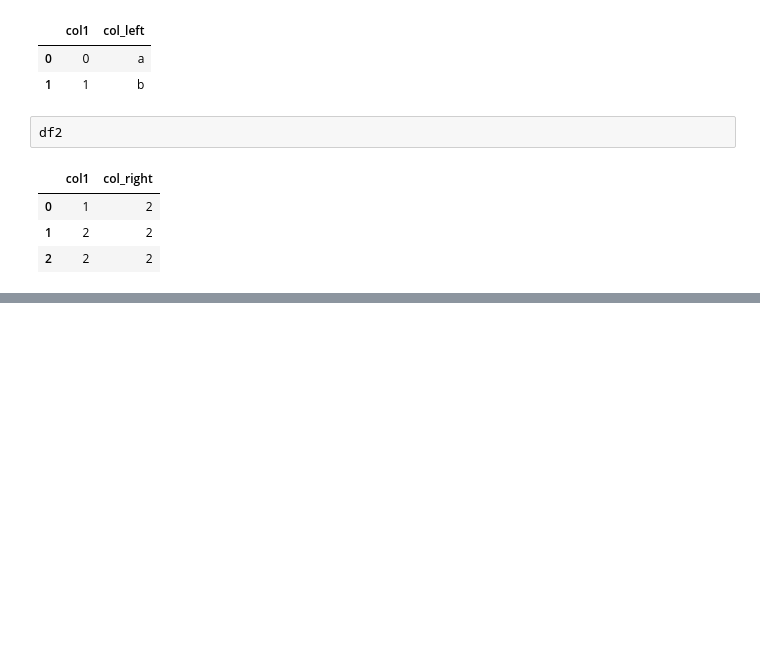
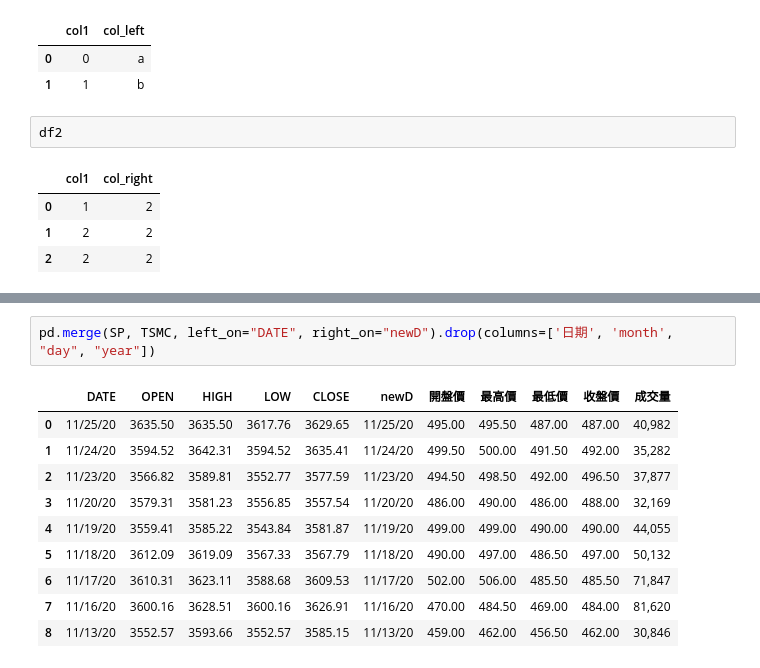
Before and after one commit to KennethWYLee/BasicPython, a Jupyter notebook: pandas merge_B.ipynb, the cells around one changed output, grey strips where cells are left out. Drawn from its saved outputs; the diff is of its cells as text; blank space fills up the shorter version.

```diff
--- a/pandas merge_B.ipynb
+++ b/pandas merge_B.ipynb
@@ -223,0 +264,13 @@ pd.merge(df1, df2, on='col1', how='outer', indicator=True)
+# %%
+pd.merge(SP, TSMC, left_on="DATE", right_on="newD").drop(columns=['日期', 'month', "day", "year"])
+# %% [output]
+|  | DATE | OPEN | HIGH | LOW | CLOSE | newD | 開盤價 | 最高價 | 最低價 | 收盤價 | 成交量 |
+| 0 | 11/25/20 | 3635.50 | 3635.50 | 3617.76 | 3629.65 | 11/25/20 | 495.00 | 495.50 | 487.00 | 487.00 | 40,982 |
+| 1 | 11/24/20 | 3594.52 | 3642.31 | 3594.52 | 3635.41 | 11/24/20 | 499.50 | 500.00 | 491.50 | 492.00 | 35,282 |
+| 2 | 11/23/20 | 3566.82 | 3589.81 | 3552.77 | 3577.59 | 11/23/20 | 494.50 | 498.50 | 492.00 | 496.50 | 37,877 |
+| 3 | 11/20/20 | 3579.31 | 3581.23 | 3556.85 | 3557.54 | 11/20/20 | 486.00 | 490.00 | 486.00 | 488.00 | 32,169 |
+| 4 | 11/19/20 | 3559.41 | 3585.22 | 3543.84 | 3581.87 | 11/19/20 | 499.00 | 499.00 | 490.00 | 490.00 | 44,055 |
+| 5 | 11/18/20 | 3612.09 | 3619.09 | 3567.33 | 3567.79 | 11/18/20 | 490.00 | 497.00 | 486.50 | 497.00 | 50,132 |
+| 6 | 11/17/20 | 3610.31 | 3623.11 | 3588.68 | 3609.53 | 11/17/20 | 502.00 | 506.00 | 485.50 | 485.50 | 71,847 |
+| 7 | 11/16/20 | 3600.16 | 3628.51 | 3600.16 | 3626.91 | 11/16/20 | 470.00 | 484.50 | 469.00 | 484.00 | 81,620 |
+| 8 | 11/13/20 | 3552.57 | 3593.66 | 3552.57 | 3585.15 | 11/13/20 | 459.00 | 462.00 | 456.50 | 462.00 | 30,846 |
```
Also changed, not shown: parts of 29 cells of this notebook, 3 other files.
